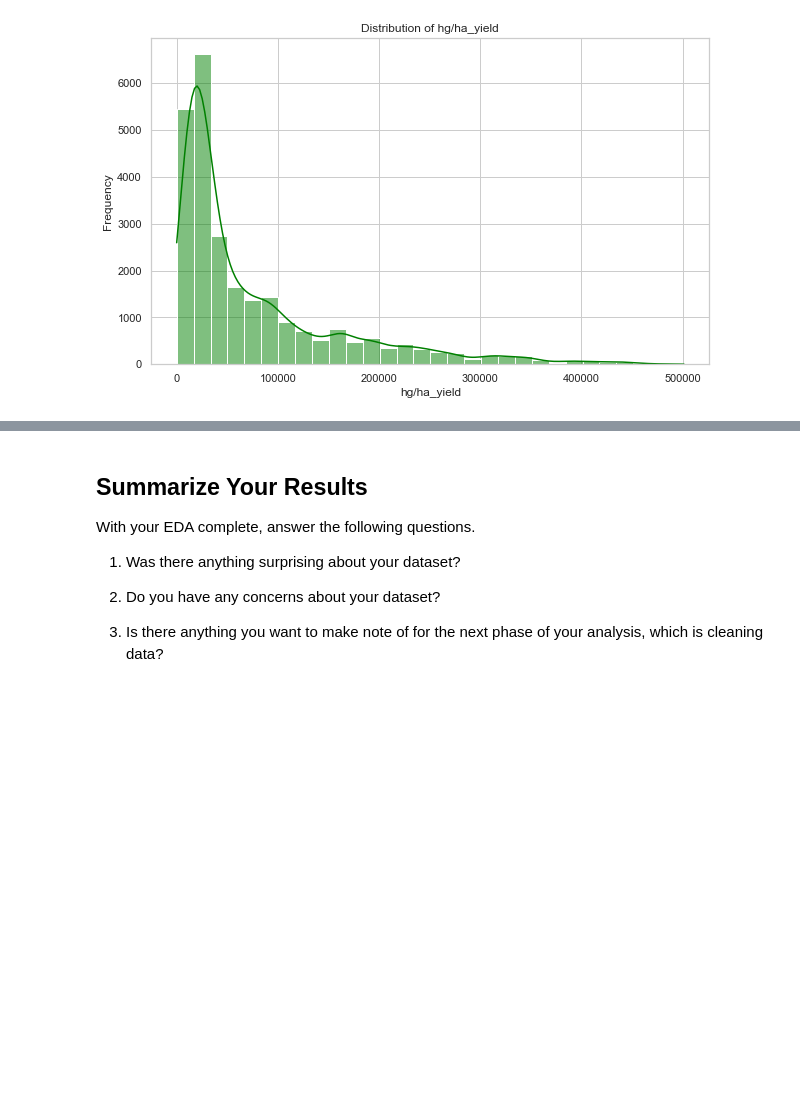
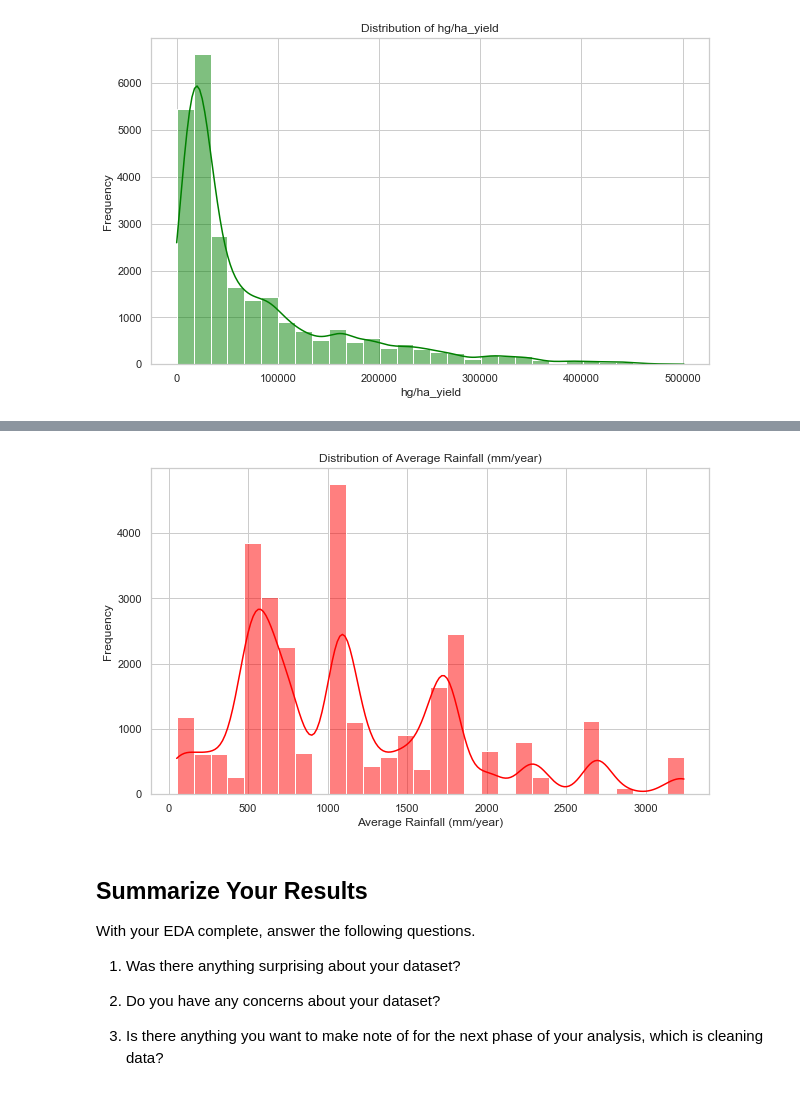
Before and after one commit to Prtb0/EDA_cropyield_prediction, a Jupyter notebook: EDA/EDA_cropyield_prediction.ipynb, the cells around one changed output, grey strips where cells are left out. Drawn from its saved outputs; the diff is of its cells as text; code cells hidden in the pictures; blank space fills up the shorter version.

```diff
--- a/EDA/EDA_cropyield_prediction.ipynb
+++ b/EDA/EDA_cropyield_prediction.ipynb
@@ -638,3 +638,13 @@ df5
+# %%
+## average_rain_fall_mm_per_year (Histogram)
+plt.figure()
+sns.histplot(df5['average_rain_fall_mm_per_year'], bins=30, kde=True, color='r')
+plt.title('Distribution of Average Rainfall (mm/year)')
+plt.xlabel('Average Rainfall (mm/year)')
+plt.ylabel('Frequency')
+plt.show()
+# %% [output]
+[figure, added]
 # %% [markdown]
 ## Summarize Your Results
 
```
Also changed, not shown: parts of 1 cell of this notebook.
